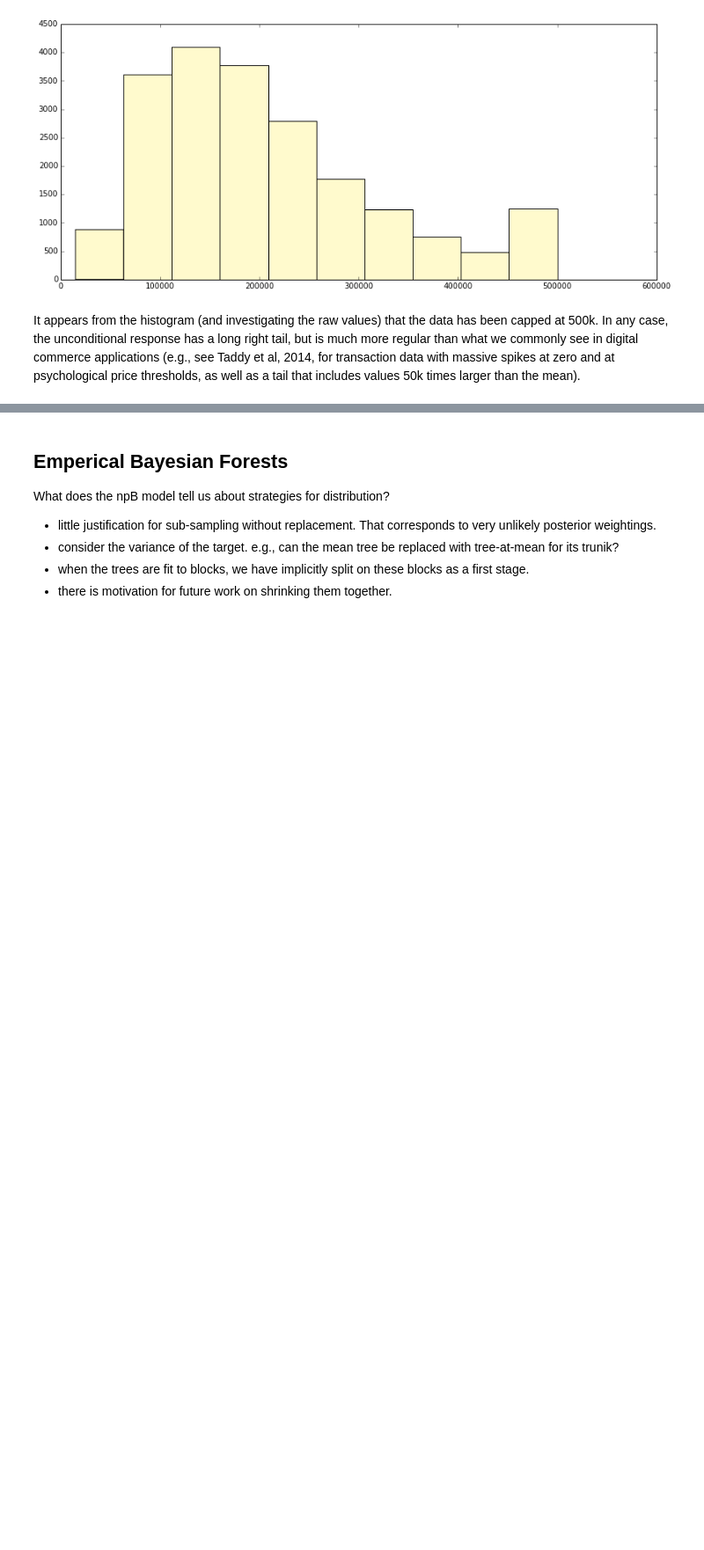
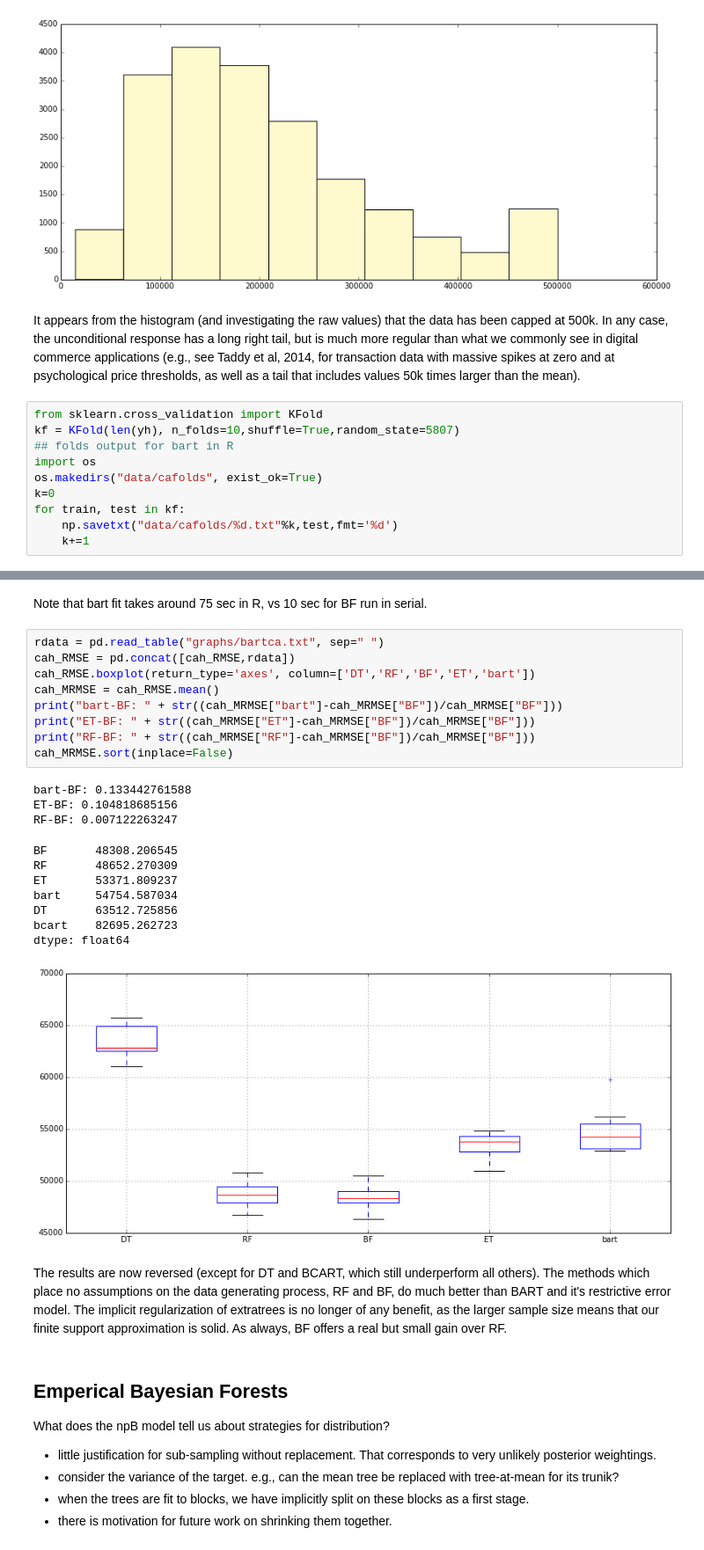
Before and after one commit to TaddyLab/bayesian-forest, a Jupyter notebook: bayesforest.ipynb, the cells around one changed output, grey strips where cells are left out. Shown at 88% size. Saved outputs shown, nothing was run; the diff lists cells and outputs as text; blank space fills up the shorter version.

```diff
--- a/bayesforest.ipynb
+++ b/bayesforest.ipynb
@@ -394,4 +392,14 @@ cahist = plt.hist(cah["medianHouseValue"],color="lemonchiffon")
 [figure]
 # %% [markdown]
 It appears from the histogram (and investigating the raw values) that the data has been capped at 500k.  In any case, the unconditional response has a long right tail, but is much more regular than what we commonly see in digital commerce applications (e.g., see Taddy et al, 2014, for transaction data with massive spikes at zero and at psychological price thresholds, as well as a tail that includes values 50k times larger than the mean).
+# %%
+from sklearn.cross_validation import KFold
+kf = KFold(len(yh), n_folds=10,shuffle=True,random_state=5807)
+## folds output for bart in R
+import os
+os.makedirs("data/cafolds", exist_ok=True)
+k=0
+for train, test in kf:
+    np.savetxt("data/cafolds/%d.txt"%k,test,fmt='%d')
+    k+=1
 # %%
@@ -467,3 +451,28 @@ RMSE
+# %% [markdown]
+Note that bart fit takes around 75 sec in R, vs 10 sec for BF run in serial.
+# %%
+rdata = pd.read_table("graphs/bartca.txt", sep=" ")
+cah_RMSE = pd.concat([cah_RMSE,rdata])
+cah_RMSE.boxplot(return_type='axes', column=['DT','RF','BF','ET','bart'])
+cah_MRMSE = cah_RMSE.mean()
+print("bart-BF: " + str((cah_MRMSE["bart"]-cah_MRMSE["BF"])/cah_MRMSE["BF"]))
+print("ET-BF: " + str((cah_MRMSE["ET"]-cah_MRMSE["BF"])/cah_MRMSE["BF"]))
+print("RF-BF: " + str((cah_MRMSE["RF"]-cah_MRMSE["BF"])/cah_MRMSE["BF"]))
+cah_MRMSE.sort(inplace=False)
+# %% [output]
+bart-BF: 0.133442761588
+ET-BF: 0.104818685156
+RF-BF: 0.007122263247
+BF       48308.206545
+RF       48652.270309
+ET       53371.809237
+bart     54754.587034
+DT       63512.725856
+bcart    82695.262723
+dtype: float64
+[figure, added]
+# %% [markdown]
+The results are now reversed (except for DT and BCART, which still underperform all others).  The methods which place no assumptions on the data generating process, RF and BF, do much better than BART and it's restrictive error model.  The implicit regularization of extratrees is no longer of any benefit, as the larger sample size means that our finite support approximation is solid.  As always, BF offers a real but small gain over RF.
 # %% [markdown]
 ## Emperical Bayesian Forests
 
```
Also changed, not shown: parts of 6 cells of this notebook.
